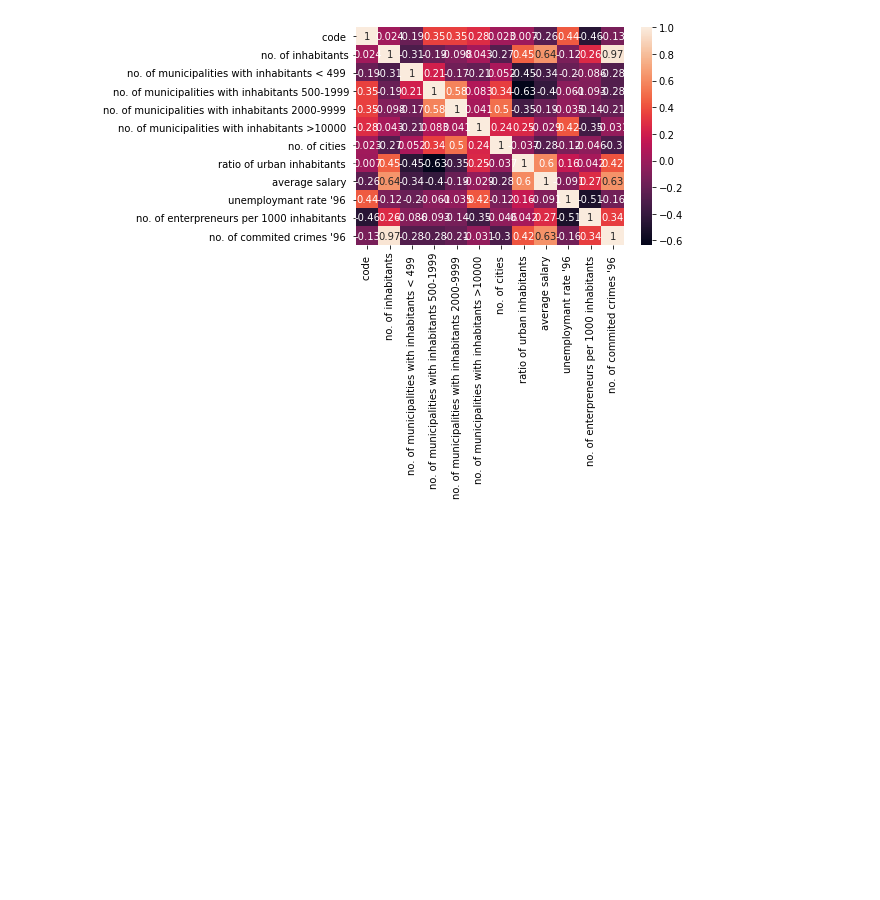
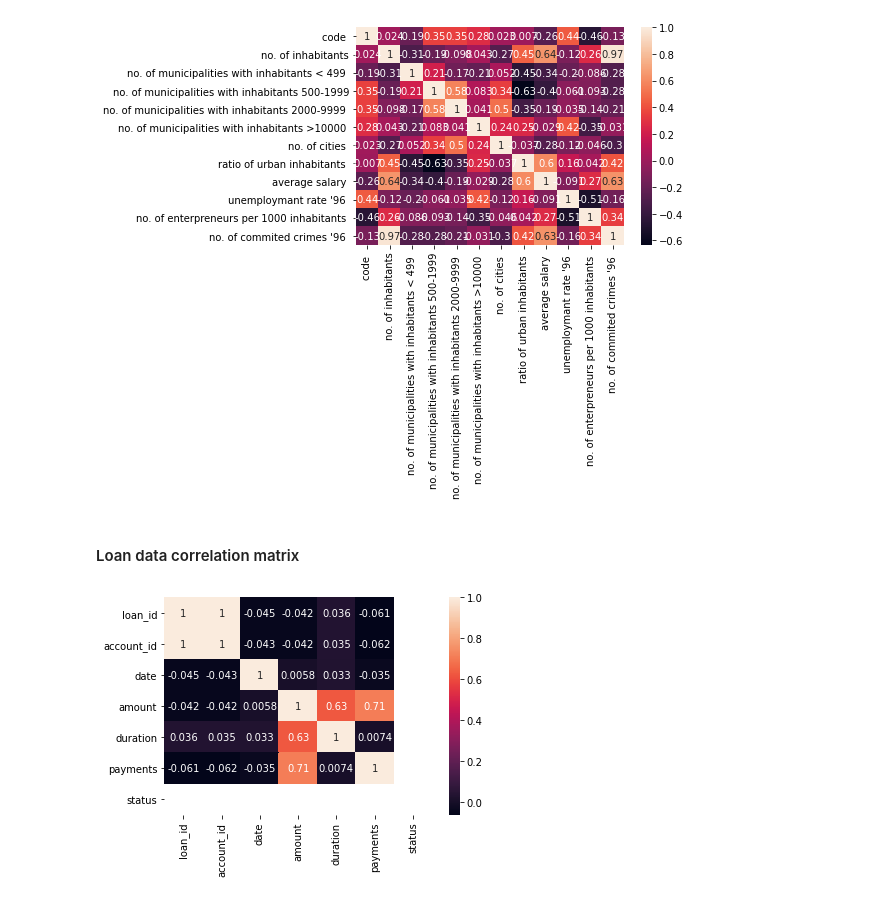
Before and after one commit to davidrocha9/FEUP-AC, a Jupyter notebook: statistics.ipynb, the cells around one changed output. Drawn from its saved outputs; the diff is of its cells as text; code cells hidden in the pictures; blank space fills up the shorter version.

Commit message:
loan data plot

```diff
--- a/statistics.ipynb
+++ b/statistics.ipynb
@@ -250,3 +252,11 @@ sb.heatmap(corrMatrix, annot=True)
 plt.show()
 # %% [output]
 [figure]
+# %% [markdown]
+#### Loan data correlation matrix
+# %%
+corrMatrix = loan_test_data.corr()
+sb.heatmap(corrMatrix, annot=True)
+plt.show()
+# %% [output]
+[figure, added]
```
Also changed, not shown: parts of 1 cell of this notebook.
